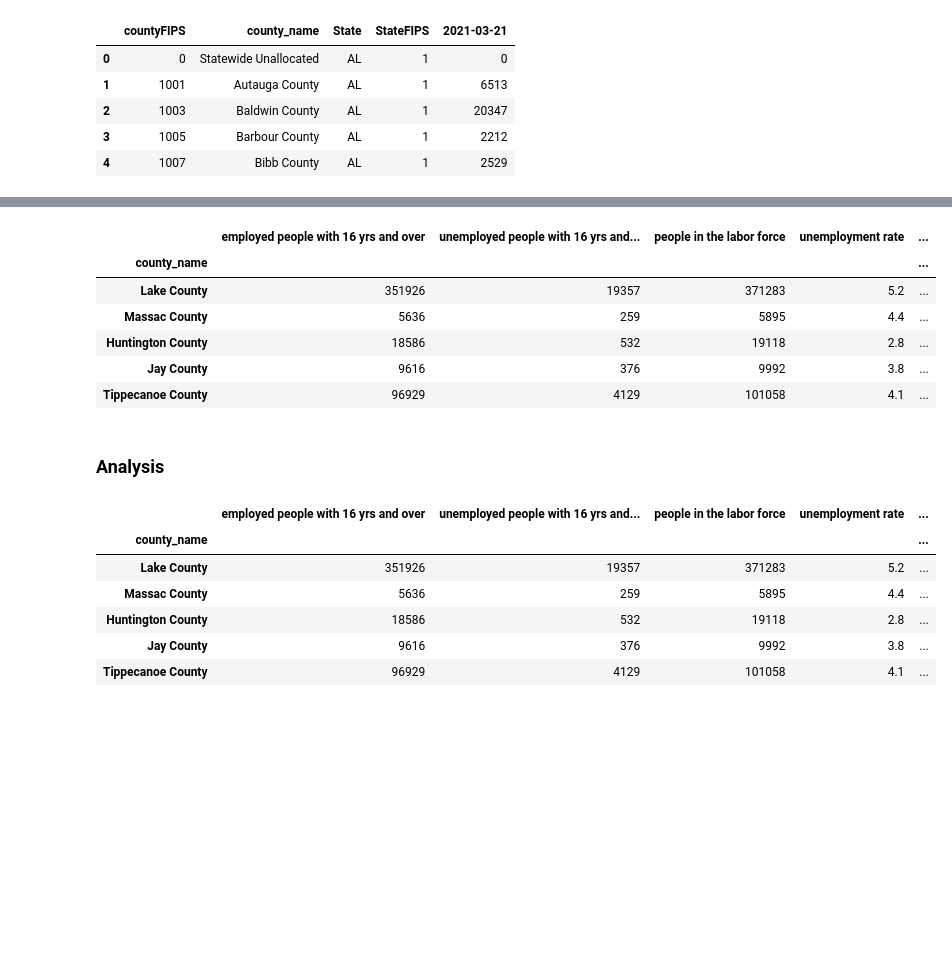
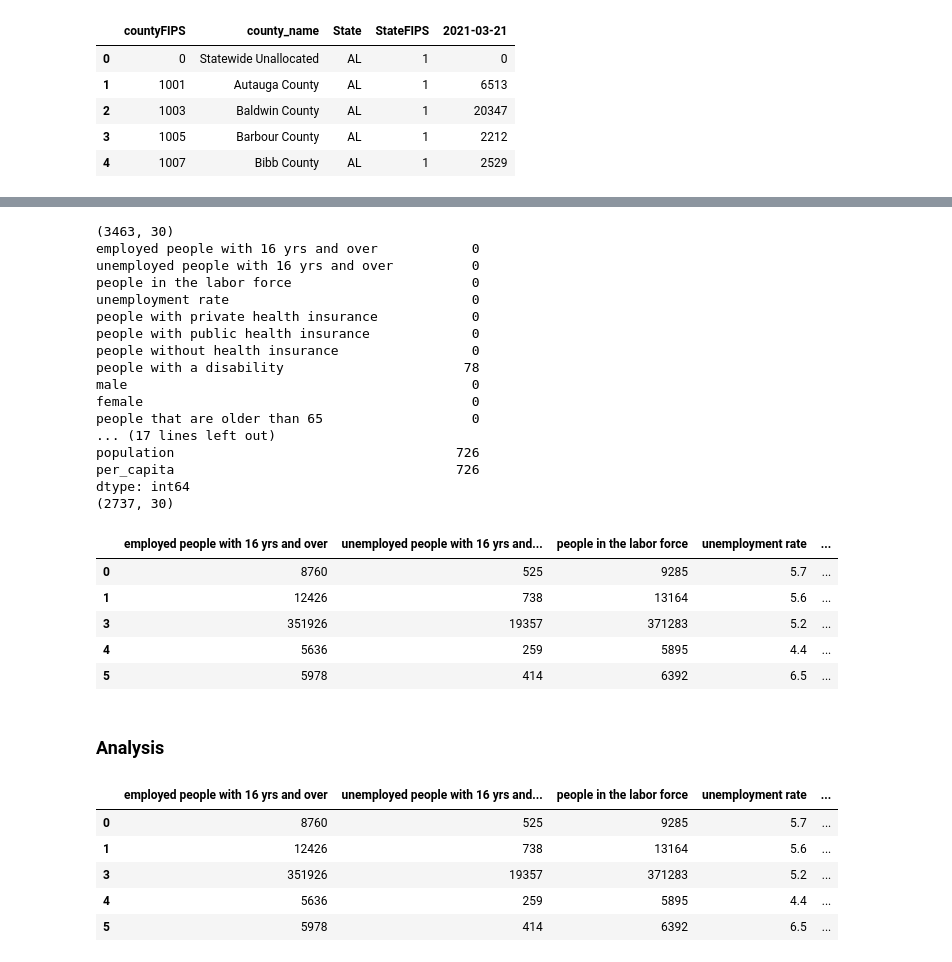
Before and after one commit to HenryDorsey/ConsultingProject, a Jupyter notebook: InfectSpendAnalysis.ipynb, the cells around one changed output, grey strips where cells are left out. Drawn from its saved outputs; the diff is of its cells as text; code cells hidden in the pictures; blank space fills up the shorter version.

```diff
--- a/InfectSpendAnalysis.ipynb
+++ b/InfectSpendAnalysis.ipynb
@@ -26,7 +27,7 @@ Can load pickled df at the bottom of notebook
 # %%
 county_spending = geo_health_search()
 covid_cases = pd.read_csv('covid_confirmed_usafacts.csv')
-ACS_data = pd.read_csv('ACS_disability_by_county.csv', header=1)
+ACS_data = pd.read_csv("newACS.csv", index_col=0)
 # %% [output]
 200 1
 # %%
@@ -54,13 +55,17 @@ covid_cases.head()
 | 3 | 1005 | Barbour County | AL | 1 | 2212 |
 | 4 | 1007 | Bibb County | AL | 1 | 2529 |
 # %%
-ACS_data = ACS_data.iloc[:,~ACS_data.columns.str.startswith('Margin')]
-rename_dict = colname_mask(ACS_data.columns[2:])
-ACS_data = ACS_data.rename(columns = rename_dict)
-ACS_data = ACS_data.rename(columns = {'Geographic Area Name':'county_name'})
-ACS_data['State'] = ACS_data['county_name'].apply(lambda x: x[x.find(',')+2:])
-ACS_data['State'] = ACS_data['State'].apply(lambda x: us_state_abbrev[x] if x in us_state_abbrev.keys() else x)
-ACS_data['county_name'] = ACS_data['county_name'].apply(lambda x: x[:x.find(',')])
+#ACS_data = ACS_data.iloc[:,~ACS_data.columns.str.startswith('Margin')]
+ACS_data['county_name'] = [ACS_data.index[x].split(",")[0] for x in range(len(ACS_data.index))]
+ACS_data['State'] = [ACS_data.index[x].split(",")[1].split(":")[0] for x in range(len(ACS_data.index))]
+ACS_data = ACS_data.reset_index().drop(columns='index')
+#rename_dict = colname_mask(ACS_data.columns[2:])
+#ACS_data = ACS_data.rename(columns = rename_dict)
+#ACS_data = ACS_data.rename(columns = {'Geographic Area Name':'county_name'})
+#ACS_data['State'] = ACS_data['county_name'].apply(lambda x: x[x.find(',')+2:])
+ACS_data['State'] = ACS_data['State'].apply(lambda x: us_state_abbrev[x[1:]] if x[1:] in us_state_abbrev.keys() else x[1:])
+ACS_data['tot'] = ACS_data['people with private health insurance']+ACS_data['people with public health insurance']+ACS_data['people without health insurance']
+#ACS_data['county_name'] = ACS_data['county_name'].apply(lambda x: x[:x.find(',')])
 
 ACS_data.head()
 # %% [output]
@@ -172,19 +92,38 @@ newacs.head()
 # %%
 
 # Only has counties present in ACS (smallest df at time of writing)
-df = newacs.merge(county_spending, how='left', on=['county_name','State']).merge(covid_cases, how='left', on=['county_name','State'])
 
-df.index=df['county_name']
+#df = newacs.merge(county_spending, how='left', on=['county_name','State']).merge(covid_cases, how='left', on=['county_name','State'])
+df = ACS_data.merge(covid_cases, how='left', on=['county_name','State']).merge(county_spending, how='left', on=['county_name','State'])
+print(df.shape)
+print(np.sum(df.isna()))
 df=df.dropna(axis=0)
+print(df.shape)
 df.head()
 # %% [output]
+(3463, 30)
+employed people with 16 yrs and over            0
+unemployed people with 16 yrs and over          0
+people in the labor force                       0
+unemployment rate                               0
+people with private health insurance            0
+people with public health insurance             0
+people without health insurance                 0
+people with a disability                       78
+male                                            0
+female                                          0
+people that are older than 65                   0
+... (17 lines left out)
+population                                    726
+per_capita                                    726
+dtype: int64
+(2737, 30)
 |  | employed people with 16 yrs and over | unemployed people with 16 yrs and... | people in the labor force | unemployment rate | ... |
-| county_name |  |  |  |  | ... |
-| Lake County | 351926 | 19357 | 371283 | 5.2 | ... |
-| Massac County | 5636 | 259 | 5895 | 4.4 | ... |
-| Huntington County | 18586 | 532 | 19118 | 2.8 | ... |
-| Jay County | 9616 | 376 | 9992 | 3.8 | ... |
-| Tippecanoe County | 96929 | 4129 | 101058 | 4.1 | ... |
+| 0 | 8760 | 525 | 9285 | 5.7 | ... |
+| 1 | 12426 | 738 | 13164 | 5.6 | ... |
+| 3 | 351926 | 19357 | 371283 | 5.2 | ... |
+| 4 | 5636 | 259 | 5895 | 4.4 | ... |
+| 5 | 5978 | 414 | 6392 | 6.5 | ... |
 # %% [markdown]
 ### Analysis
 # %%
@@ -193,12 +132,11 @@ df_clean= df.drop(columns=['countyFIPS','StateFIPS','State', 'county_name', 'sha
 df_clean.head()
 # %% [output]
 |  | employed people with 16 yrs and over | unemployed people with 16 yrs and... | people in the labor force | unemployment rate | ... |
-| county_name |  |  |  |  | ... |
-| Lake County | 351926 | 19357 | 371283 | 5.2 | ... |
-| Massac County | 5636 | 259 | 5895 | 4.4 | ... |
-| Huntington County | 18586 | 532 | 19118 | 2.8 | ... |
-| Jay County | 9616 | 376 | 9992 | 3.8 | ... |
-| Tippecanoe County | 96929 | 4129 | 101058 | 4.1 | ... |
+| 0 | 8760 | 525 | 9285 | 5.7 | ... |
+| 1 | 12426 | 738 | 13164 | 5.6 | ... |
+| 3 | 351926 | 19357 | 371283 | 5.2 | ... |
+| 4 | 5636 | 259 | 5895 | 4.4 | ... |
+| 5 | 5978 | 414 | 6392 | 6.5 | ... |
 # %%
 df_clean['cumulative covid per capita'] = df_clean['2021-03-21']/df_clean['population']
 non_count= ['unemployment rate', 'median age', 'per_capita', '2021-03-21','cumulative covid per capita']
```
Also changed, not shown: parts of 12 cells of this notebook, 2 other files.
